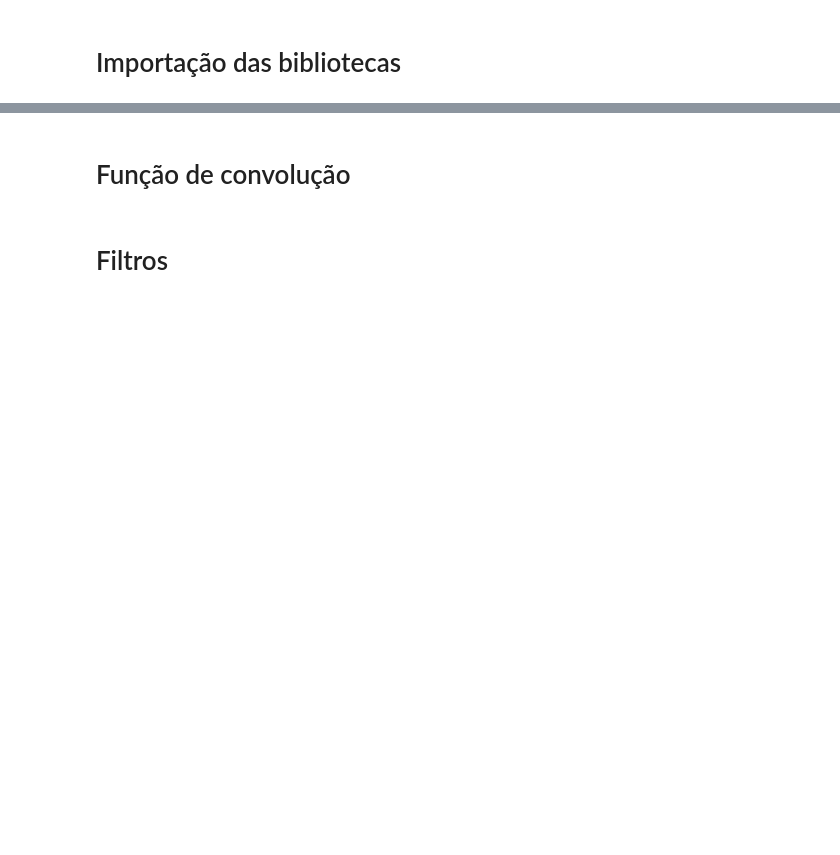
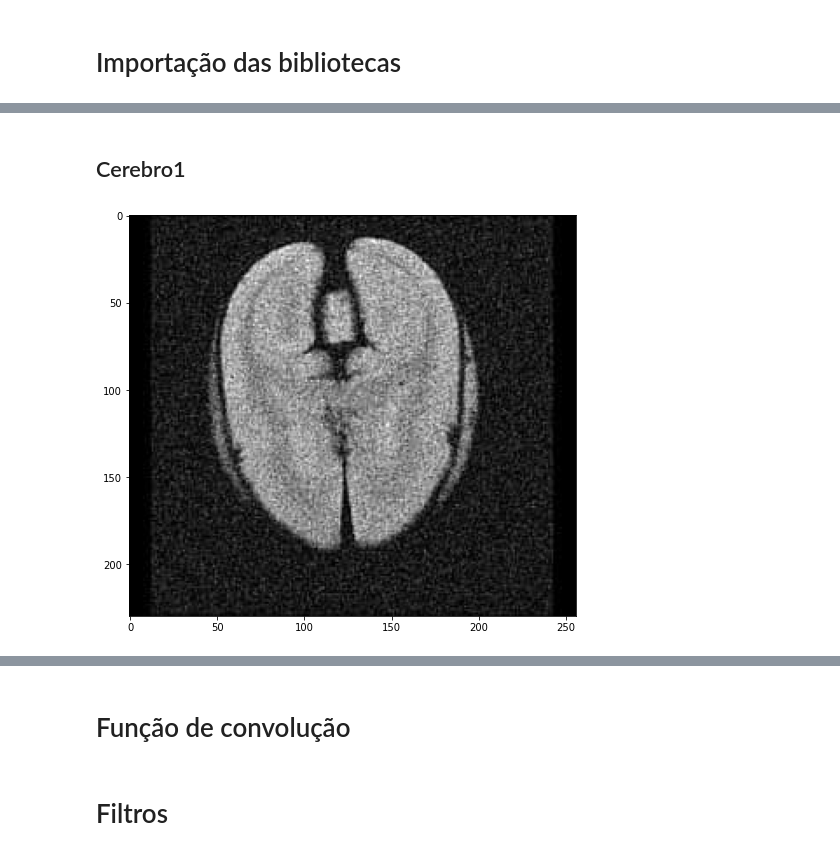
Before and after one commit to fernandaassi/Trabalho_C3, a Jupyter notebook: convolucao.ipynb, the cells around one changed output, grey strips where cells are left out. Cells and saved outputs as stored; diff of their text form; code cells hidden in the pictures; blank space fills up the shorter version.

```diff
--- a/convolucao.ipynb
+++ b/convolucao.ipynb
@@ -30,0 +27,7 @@ array([[135, 150, 150, ..., 145, 145, 145],
+# %% [markdown]
+## Cerebro1
+# %%
+mostra_imagem('cerebro1.png')
+cerebro1 = 'cerebro1.png'
+# %% [output]
+[figure, added]
```
Also changed, not shown: parts of 53 cells of this notebook.
